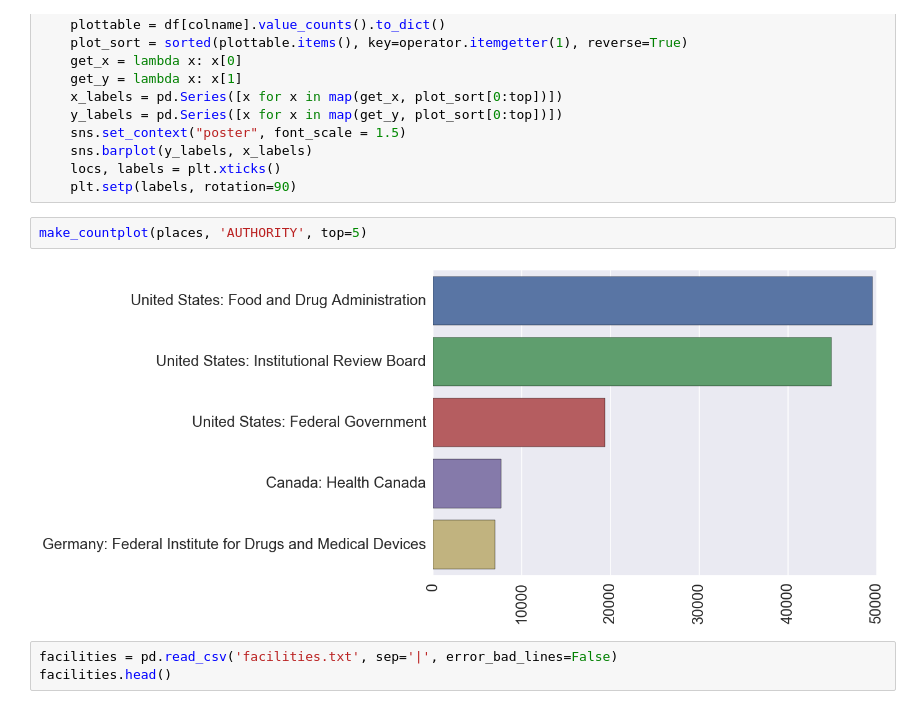
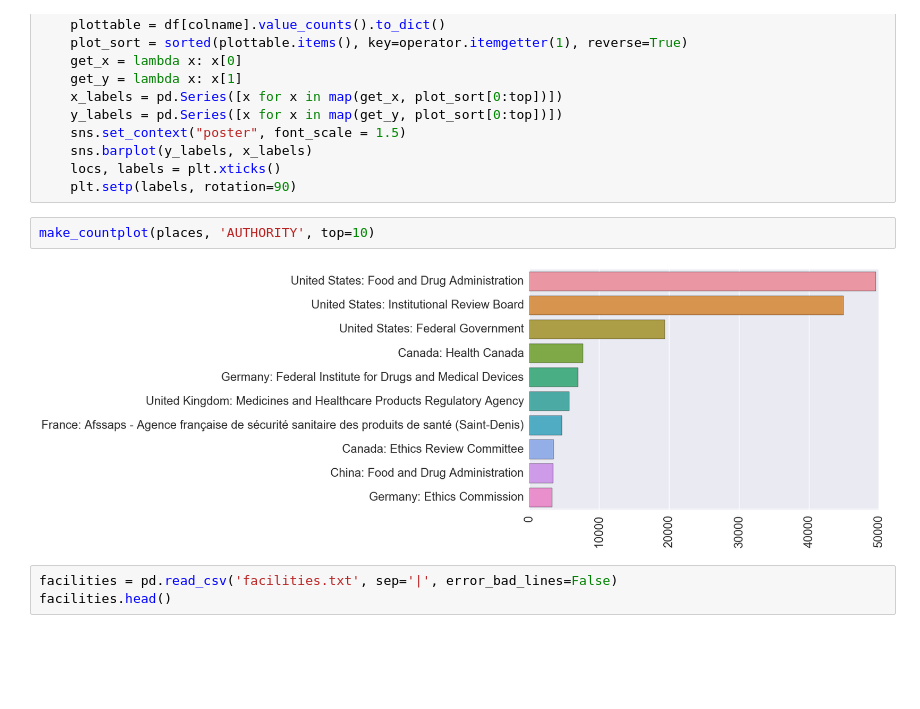
Before and after one commit to szeitlin/clinicaltrials, a Jupyter notebook: 07182016_initial_eda_contn.ipynb, the cells around one changed output. Saved outputs shown, nothing was run; the diff lists cells and outputs as text; blank space fills up the shorter version.

```diff
--- a/07182016_initial_eda_contn.ipynb
+++ b/07182016_initial_eda_contn.ipynb
@@ -237,9 +238,9 @@ def make_countplot(df, colname, top=20):
     locs, labels = plt.xticks()
     plt.setp(labels, rotation=90)
 # %%
-make_countplot(places, 'AUTHORITY', top=5)
+make_countplot(places, 'AUTHORITY', top=10)
 # %% [output]
-[figure, old version]
+[figure, new version]
 # %%
 facilities = pd.read_csv('facilities.txt', sep='|', error_bad_lines=False)
 facilities.head()
```
Also changed, not shown: parts of 1 cell of this notebook, 3 other files.
